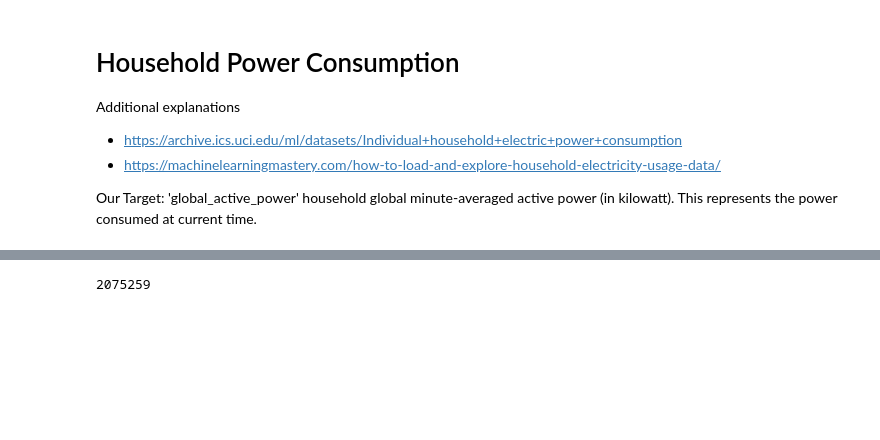
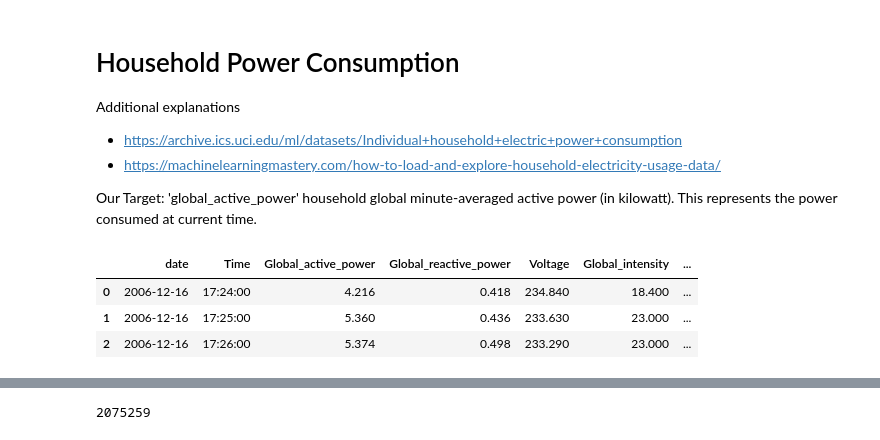
Before and after one commit to sekR4/ts-practice, a Jupyter notebook: src/draft.ipynb, the cells around one changed output, grey strips where cells are left out. Saved outputs shown, nothing was run; the diff lists cells and outputs as text; code cells hidden in the pictures; blank space fills up the shorter version.

```diff
--- a/src/draft.ipynb
+++ b/src/draft.ipynb
@@ -19 +19,8 @@ df = pd.read_csv("data/household_power_consumption.txt",
                  )
+# %%
+df.head(3)
+# %% [output]
+|  | date | Time | Global_active_power | Global_reactive_power | Voltage | Global_intensity | ... |
+| 0 | 2006-12-16 | 17:24:00 | 4.216 | 0.418 | 234.840 | 18.400 | ... |
+| 1 | 2006-12-16 | 17:25:00 | 5.360 | 0.436 | 233.630 | 23.000 | ... |
+| 2 | 2006-12-16 | 17:26:00 | 5.374 | 0.498 | 233.290 | 23.000 | ... |
```
Also changed, not shown: parts of 18 cells of this notebook.
